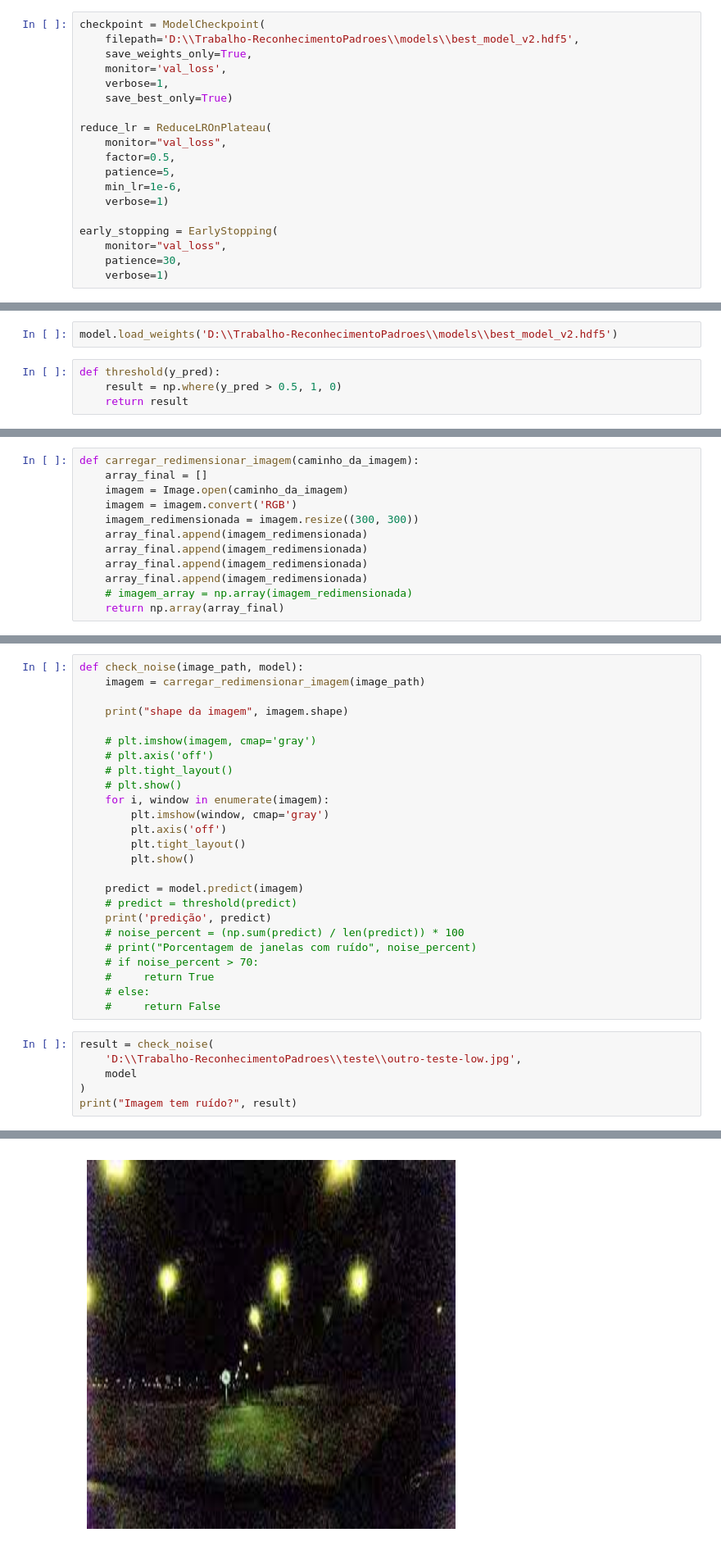
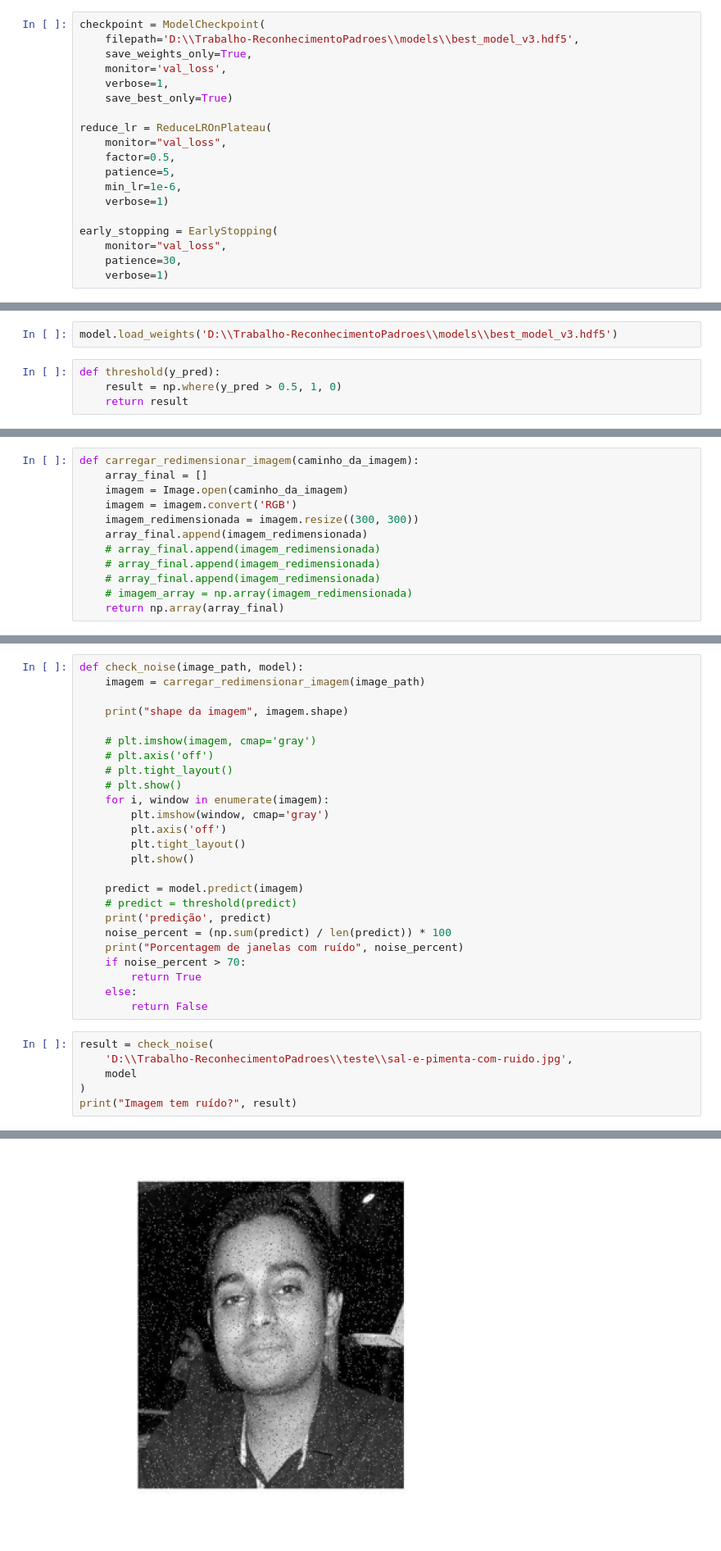
Before and after one commit to DanielMoreiraPinto/reconhecimento_de_padroes, a Jupyter notebook: detection.ipynb, the cells around one changed output, grey strips where cells are left out. Shown at 82% size. Cells and saved outputs as stored; diff of their text form.

```diff
--- a/detection.ipynb
+++ b/detection.ipynb
@@ -105,7 +105,7 @@ def buildModel(input_shape=(300, 300, 3), num_classes=1):
     return model
 # %%
 checkpoint = ModelCheckpoint(
-    filepath='D:\\Trabalho-ReconhecimentoPadroes\\models\\best_model_v2.hdf5',
+    filepath='D:\\Trabalho-ReconhecimentoPadroes\\models\\best_model_v3.hdf5',
     save_weights_only=True,
     monitor='val_loss',
     verbose=1,
@@ -152,5 +152,5 @@ Epoch 100: val_loss did not improve from 0.02189
 # %%
-model.load_weights('D:\\Trabalho-ReconhecimentoPadroes\\models\\best_model_v2.hdf5')
+model.load_weights('D:\\Trabalho-ReconhecimentoPadroes\\models\\best_model_v3.hdf5')
 # %%
 def threshold(y_pred):
     result = np.where(y_pred > 0.5, 1, 0)
@@ -232,9 +232,9 @@ def carregar_redimensionar_imagem(caminho_da_imagem):
     imagem = imagem.convert('RGB')
     imagem_redimensionada = imagem.resize((300, 300))
     array_final.append(imagem_redimensionada)
-    array_final.append(imagem_redimensionada)
-    array_final.append(imagem_redimensionada)
-    array_final.append(imagem_redimensionada)
+    # array_final.append(imagem_redimensionada)
+    # array_final.append(imagem_redimensionada)
+    # array_final.append(imagem_redimensionada)
     # imagem_array = np.array(imagem_redimensionada)
     return np.array(array_final)
 # %%
@@ -292,15 +292,15 @@ def check_noise(image_path, model):
     predict = model.predict(imagem)
     # predict = threshold(predict)
     print('predição', predict)
-    # noise_percent = (np.sum(predict) / len(predict)) * 100
-    # print("Porcentagem de janelas com ruído", noise_percent)
-    # if noise_percent > 70:
-    #     return True
-    # else:
-    #     return False
+    noise_percent = (np.sum(predict) / len(predict)) * 100
+    print("Porcentagem de janelas com ruído", noise_percent)
+    if noise_percent > 70:
+        return True
+    else:
+        return False
 # %%
 result = check_noise(
-    'D:\\Trabalho-ReconhecimentoPadroes\\teste\\outro-teste-low.jpg',
+    'D:\\Trabalho-ReconhecimentoPadroes\\teste\\sal-e-pimenta-com-ruido.jpg',
     model
 )
 print("Imagem tem ruído?", result)
@@ -309 +309 @@ shape da imagem (4, 300, 300, 3)
-[figure, old version]
+[figure, new version]
```
Also changed, not shown: parts of 10 cells of this notebook.
